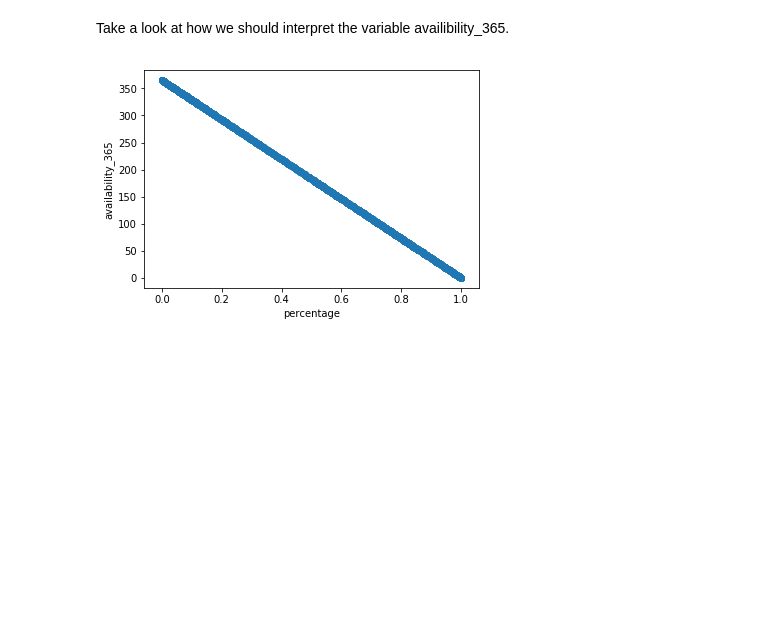
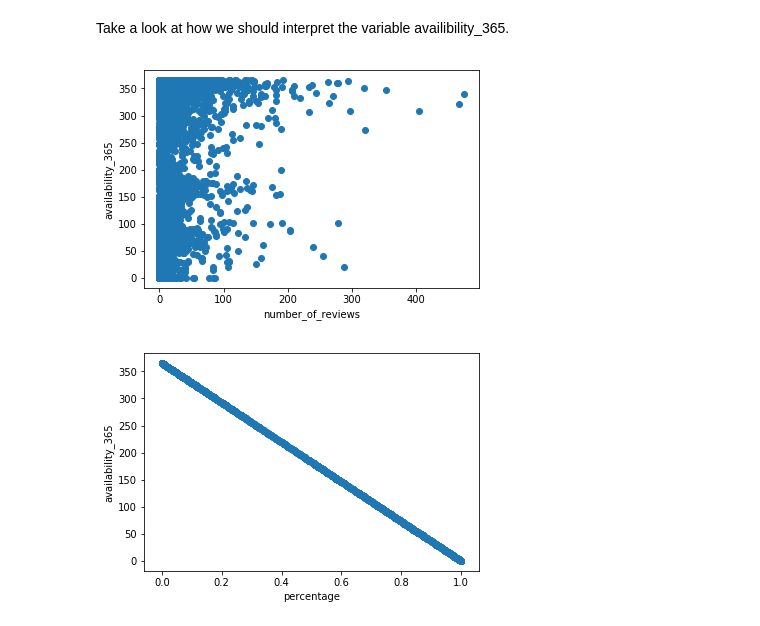
Before and after one commit to FrankTub/Airbnb-bookings, a Jupyter notebook: seattle_airbnb.ipynb, the cells around one changed output. Cells and saved outputs as stored; diff of their text form; code cells hidden in the pictures; blank space fills up the shorter version.

```diff
--- a/seattle_airbnb.ipynb
+++ b/seattle_airbnb.ipynb
@@ -13,6 +13,9 @@ from sklearn.metrics import r2_score, mean_squared_error
 
 import seaborn as sns
 %matplotlib inline
+# %%
+# Store the key performance indicator for how popular a house is in a variable
+kpi = 'availability_365'
 # %% [markdown]
 #### Listings.csv
 
@@ -136,8 +139,28 @@ fig, ax = plt.subplots(figsize=(20, 20))
 sns.heatmap(data.corr(), ax=ax, annot=True, fmt=".2f");
 # %% [output]
 [figure]
+# %%
+# Create a plot function
+def scatter_plot(df, kpi, column) :
+    '''
+    INPUT
+    df     - pandas dataframe
+    kpi    - the variable you're interested in
+    column - interval variable
+
+    OUTPUT
+    X - A scatter plot, with on the  x-axis the column and on the y-axis the kpi.
+    '''
+    plt.scatter(x=df[column], y=df[kpi])
+    plt.xlabel(column)
+    plt.ylabel(kpi)
+    return plt
 # %% [markdown]
 Take a look at how we should interpret the variable availibility_365.
+# %%
+scatter_plot(data, kpi, 'number_of_reviews');
+# %% [output]
+[figure, added]
 # %%
 plt.scatter(x=data['percentage'], y=data['availability_365']);
 plt.xlabel('percentage');
```
Also changed, not shown: 1 other file.
